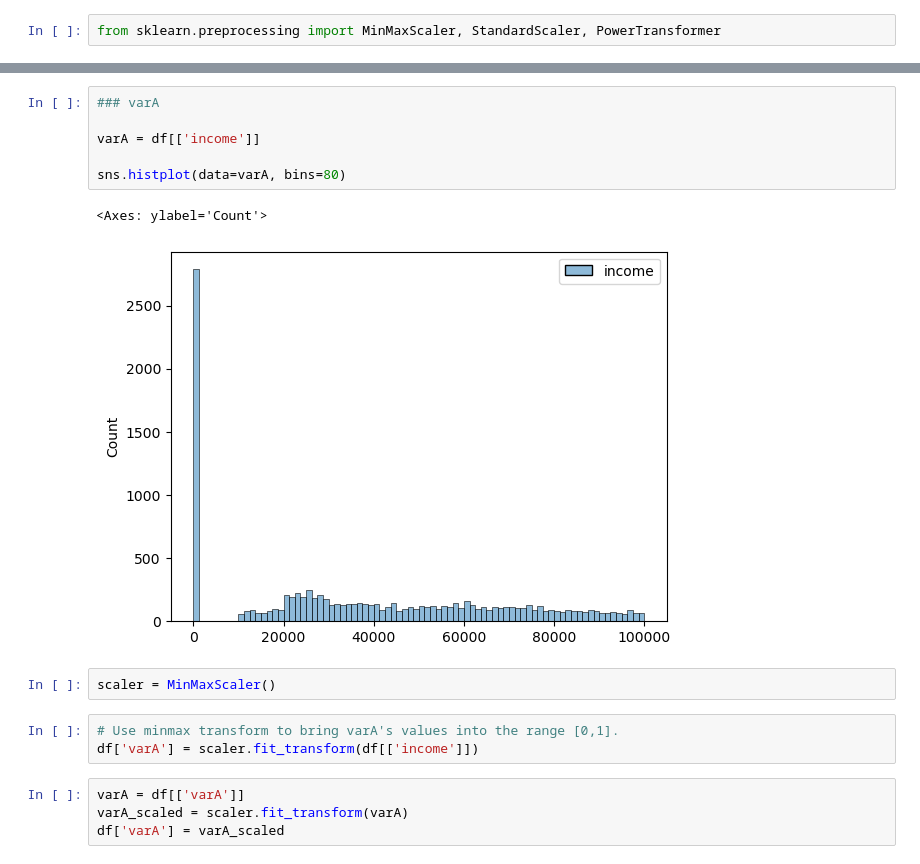
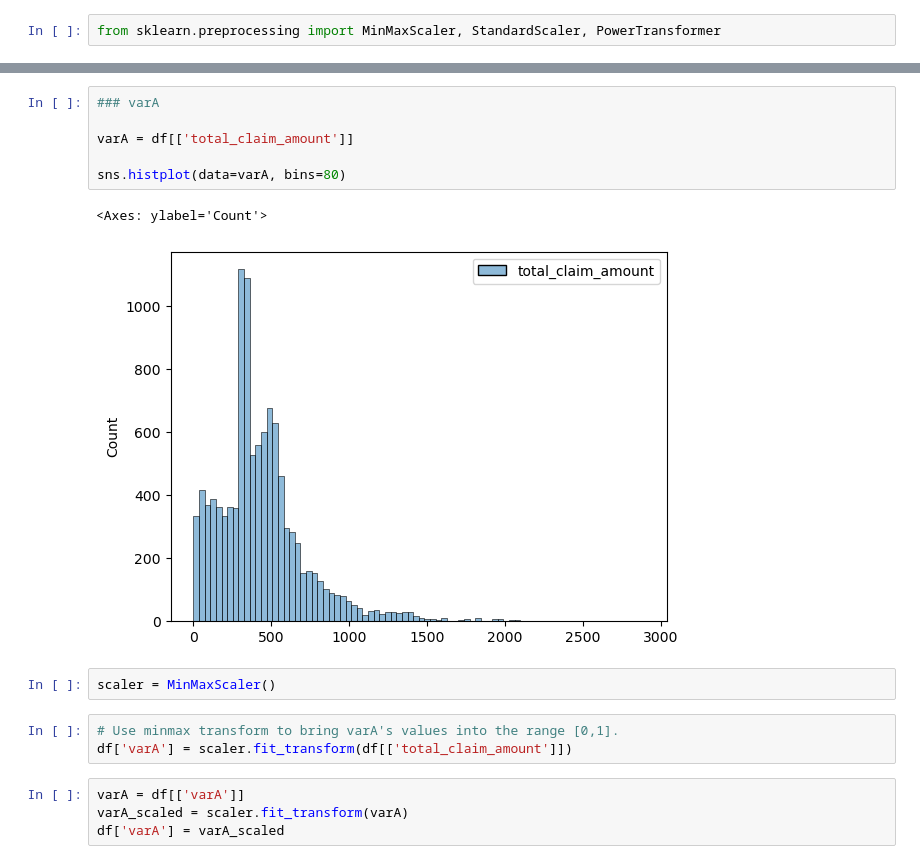
Before and after one commit to calumatos/Ironhack-Labs, a Jupyter notebook: Week4/Lab Data Transformation.ipynb, the cells around one changed output, grey strips where cells are left out. Drawn from its saved outputs; the diff is of its cells as text.

```diff
--- a/Week4/Lab Data Transformation.ipynb
+++ b/Week4/Lab Data Transformation.ipynb
@@ -208,17 +274,17 @@ from sklearn.preprocessing import MinMaxScaler, StandardScaler, PowerTransformer
 # %%
 ### varA
 
-varA = df[['income']]
+varA = df[['total_claim_amount']]
 
 sns.histplot(data=varA, bins=80)
 # %% [output]
 <Axes: ylabel='Count'>
-[figure, old version]
+[figure, new version]
 # %%
 scaler = MinMaxScaler()
 # %%
 # Use minmax transform to bring varA's values into the range [0,1].
-df['varA'] = scaler.fit_transform(df[['income']])
+df['varA'] = scaler.fit_transform(df[['total_claim_amount']])
 # %%
 varA = df[['varA']]
 varA_scaled = scaler.fit_transform(varA)
```
Also changed, not shown: parts of 9 cells of this notebook, 1 other file.
